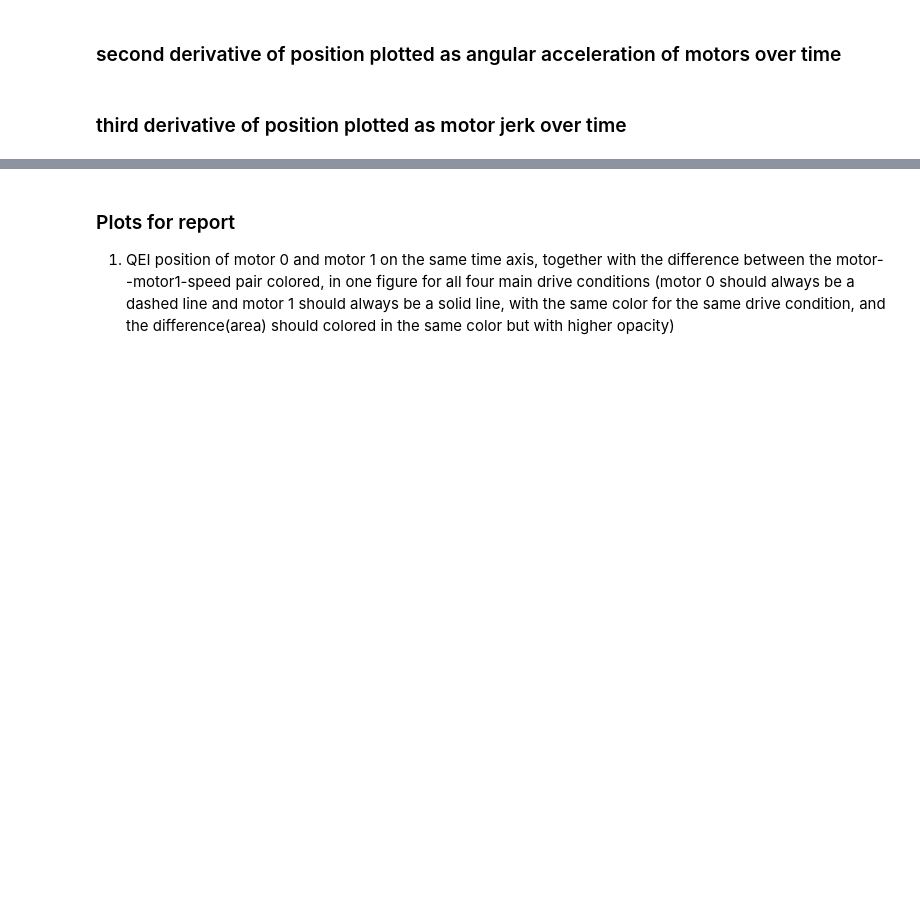
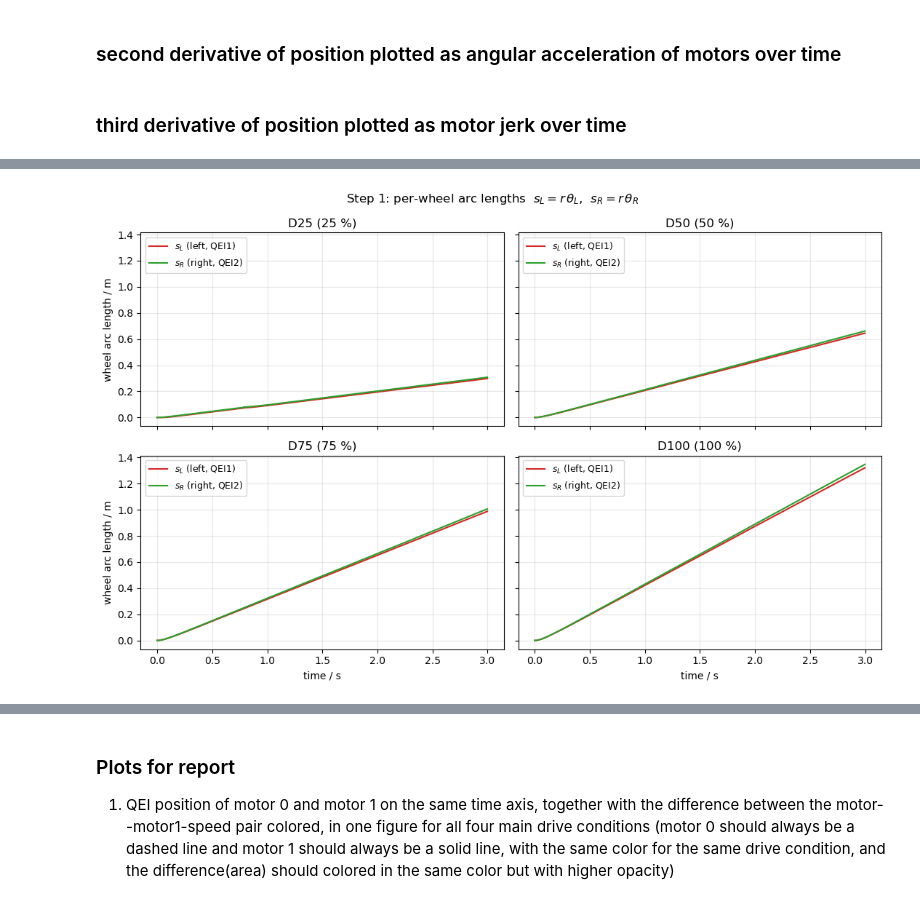
Before and after one commit to janisgra/RTP-T3-SoSe2026, a Jupyter notebook: 02_Preperations/drive-analysis.ipynb, the cells around one changed output, grey strips where cells are left out. Saved outputs shown, nothing was run; the diff lists cells and outputs as text; code cells hidden in the pictures; blank space fills up the shorter version.

```diff
--- a/02_Preperations/drive-analysis.ipynb
+++ b/02_Preperations/drive-analysis.ipynb
@@ -263,0 +383,19 @@ plt.show()
+# %%
+# Step 1 — per-wheel arc length s_L (left) vs s_R (right) for each main drive.
+fig, axes = plt.subplots(2, 2, figsize=(11, 7), sharex=True, sharey=True)
+for ax, (key, label) in zip(axes.flat, DRIVES):
+    k = kins[key]
+    ax.plot(k["t/s"], k["s_L"], color="tab:red",   label=r"$s_L$ (left, QEI1)")
+    ax.plot(k["t/s"], k["s_R"], color="tab:green", label=r"$s_R$ (right, QEI2)")
+    ax.set_title(f"{key} ({label})")
+    ax.grid(True, alpha=0.3)
+    ax.legend(loc="upper left", fontsize=9)
+for ax in axes[-1, :]:
+    ax.set_xlabel("time / s")
+for ax in axes[:, 0]:
+    ax.set_ylabel("wheel arc length / m")
+fig.suptitle(r"Step 1: per-wheel arc lengths  $s_L = r\,\theta_L$,  $s_R = r\,\theta_R$")
+fig.tight_layout()
+plt.show()
+# %% [output]
+[figure, added]
```
Also changed, not shown: parts of 14 cells of this notebook, 7 other files.
